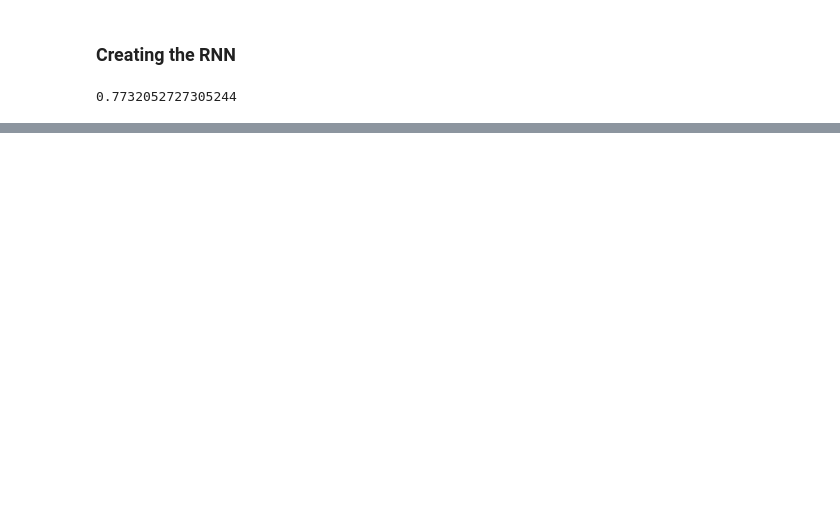
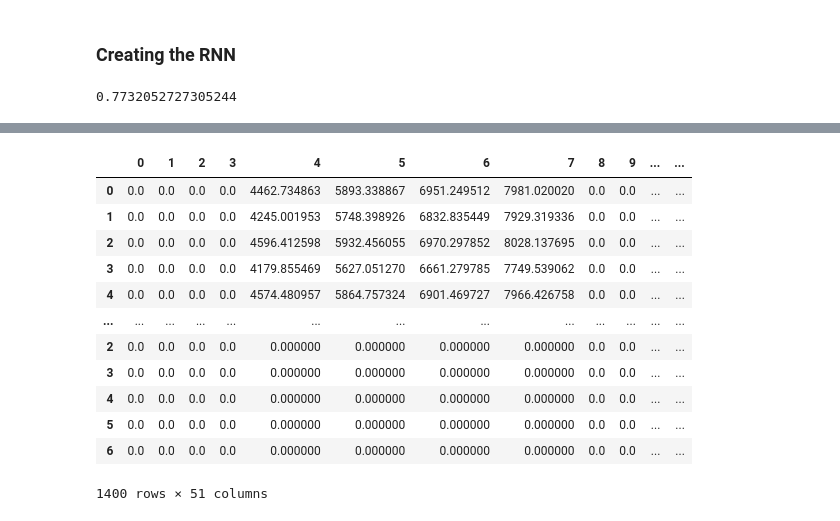
Before and after one commit to andriysinclair/GANS4MOBILITY, a Jupyter notebook: rough.ipynb, the cells around one changed output, grey strips where cells are left out. Drawn from its saved outputs; the diff is of its cells as text; code cells hidden in the pictures; blank space fills up the shorter version.

```diff
--- a/rough.ipynb
+++ b/rough.ipynb
@@ -1132,0 +1169,18 @@ df.iloc[:,:]
+# %%
+dfs = pd.concat(complete_travel_diaries_dfs)
+# %%
+dfs
+# %% [output]
+|  | 0 | 1 | 2 | 3 | 4 | 5 | 6 | 7 | 8 | 9 | ... | ... |
+| 0 | 0.0 | 0.0 | 0.0 | 0.0 | 4462.734863 | 5893.338867 | 6951.249512 | 7981.020020 | 0.0 | 0.0 | ... | ... |
+| 1 | 0.0 | 0.0 | 0.0 | 0.0 | 4245.001953 | 5748.398926 | 6832.835449 | 7929.319336 | 0.0 | 0.0 | ... | ... |
+| 2 | 0.0 | 0.0 | 0.0 | 0.0 | 4596.412598 | 5932.456055 | 6970.297852 | 8028.137695 | 0.0 | 0.0 | ... | ... |
+| 3 | 0.0 | 0.0 | 0.0 | 0.0 | 4179.855469 | 5627.051270 | 6661.279785 | 7749.539062 | 0.0 | 0.0 | ... | ... |
+| 4 | 0.0 | 0.0 | 0.0 | 0.0 | 4574.480957 | 5864.757324 | 6901.469727 | 7966.426758 | 0.0 | 0.0 | ... | ... |
+| ... | ... | ... | ... | ... | ... | ... | ... | ... | ... | ... | ... | ... |
+| 2 | 0.0 | 0.0 | 0.0 | 0.0 | 0.000000 | 0.000000 | 0.000000 | 0.000000 | 0.0 | 0.0 | ... | ... |
+| 3 | 0.0 | 0.0 | 0.0 | 0.0 | 0.000000 | 0.000000 | 0.000000 | 0.000000 | 0.0 | 0.0 | ... | ... |
+| 4 | 0.0 | 0.0 | 0.0 | 0.0 | 0.000000 | 0.000000 | 0.000000 | 0.000000 | 0.0 | 0.0 | ... | ... |
+| 5 | 0.0 | 0.0 | 0.0 | 0.0 | 0.000000 | 0.000000 | 0.000000 | 0.000000 | 0.0 | 0.0 | ... | ... |
+| 6 | 0.0 | 0.0 | 0.0 | 0.0 | 0.000000 | 0.000000 | 0.000000 | 0.000000 | 0.0 | 0.0 | ... | ... |
+1400 rows × 51 columns
```
Also changed, not shown: parts of 19 cells of this notebook.
